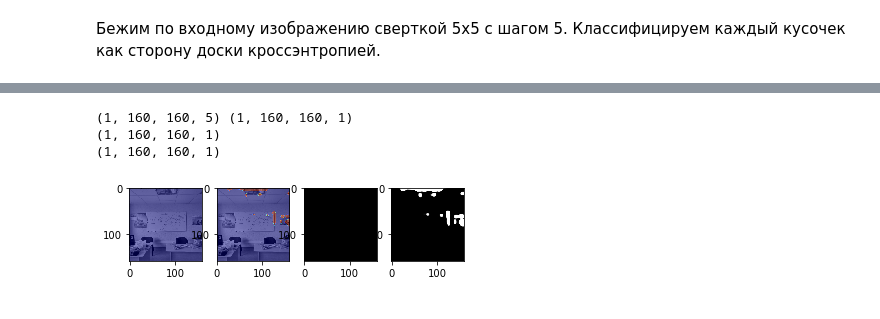
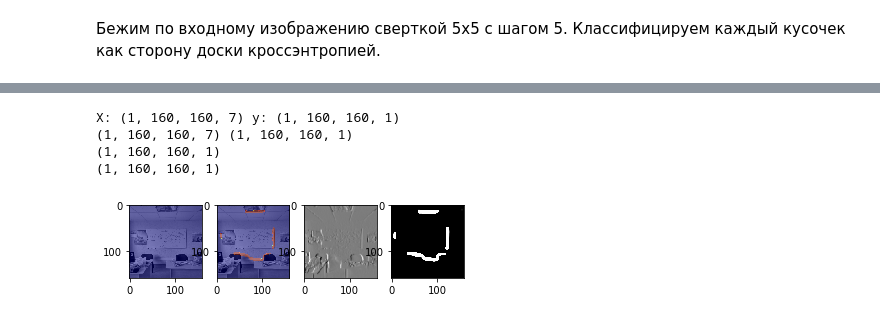
Before and after one commit to bbotio/whiteboard, a Jupyter notebook: models/Classification of image patches as corners.ipynb, the cells around one changed output, grey strips where cells are left out. Saved outputs shown, nothing was run; the diff lists cells and outputs as text; code cells hidden in the pictures.

```diff
--- a/models/Classification of image patches as corners.ipynb
+++ b/models/Classification of image patches as corners.ipynb
@@ -342,24 +343,26 @@ draw_example(test_imgs)
 # %%
 from skimage import img_as_float
 
 import os
 img_dir = '/home/bfilippov/our_room/'
 
 def arr(img):
     img = img_as_float(cv2.imread(img))
     img = cv2.resize(img, (160, 160))
     cv2.normalize(img, img, 0, 1, norm_type=cv2.NORM_MINMAX,
               dtype=cv2.CV_32F)
     img = np.dstack([img, np.zeros((160, 160))])
     img = np.array([img])
+
     return img
 
-imgs = [(arr(os.path.join(img_dir, fname)), np.zeros((1, 10))) for fname in os.listdir(img_dir)]
+imgs = [(arr(os.path.join(img_dir, fname)), np.zeros((1, 160,160, 1))) for fname in os.listdir(img_dir)]
 
-draw_example(patch(imgs.__iter__()), img_ix=0)
+draw_example(locked(imgs.__iter__()), img_ix=0)
 # %% [output]
-(1, 160, 160, 5) (1, 160, 160, 1)
+X: (1, 160, 160, 7) y: (1, 160, 160, 1)
+(1, 160, 160, 7) (1, 160, 160, 1)
 (1, 160, 160, 1)
 (1, 160, 160, 1)
-[figure, old version]
+[figure, new version]
 # %%
```
Also changed, not shown: parts of 10 cells of this notebook, 4 other files.
